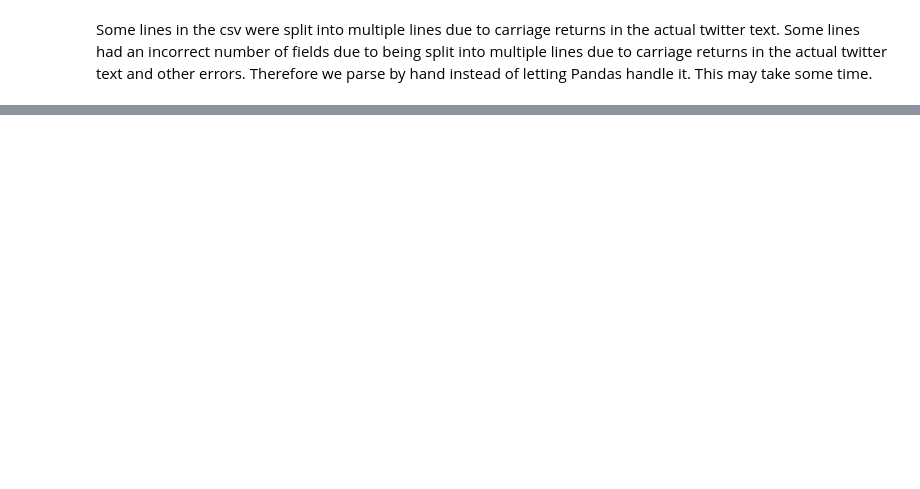
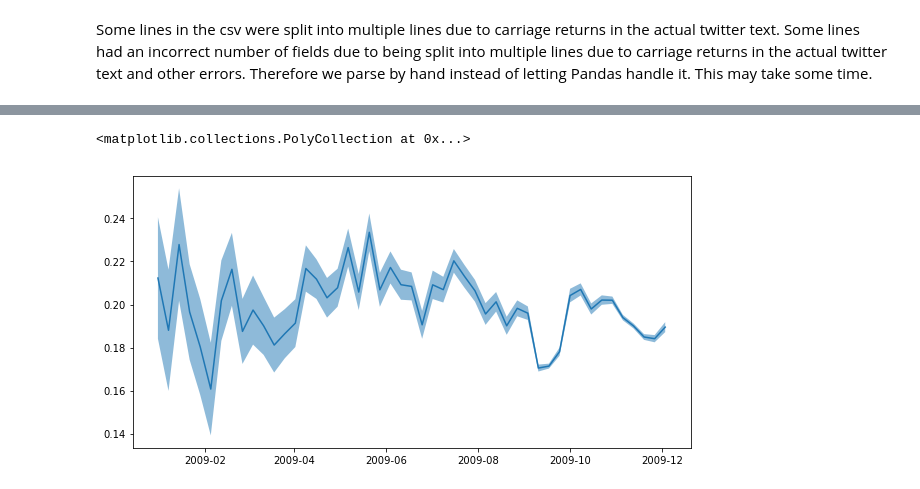
Before and after one commit to Hudsonnc/siooscillate-twitter, a Jupyter notebook: Big Twitter Preprocessing.ipynb, the cells around one changed output, grey strips where cells are left out. Saved outputs shown, nothing was run; the diff lists cells and outputs as text; code cells hidden in the pictures; blank space fills up the shorter version.

```diff
--- a/Big Twitter Preprocessing.ipynb
+++ b/Big Twitter Preprocessing.ipynb
@@ -91,0 +106,20 @@ combined.to_csv('raw data/Twitter_big/training_set_tweets_processed.csv')
+# %%
+what = 'compound'
+scale = '7D'
+
+mean = combined[what]['2009'].resample(scale).apply(np.mean)
+var = combined[what]['2009'].resample(scale).apply(np.var)
+n = combined[what]['2009'].resample(scale).apply(len)
+sigmn = np.sqrt(var) / np.sqrt(n)
+# %%
+alpha = .05
+q = stats.t.ppf(1-alpha/2, n-1)
+upper = mean + q * sigmn
+lower = mean - q * sigmn
+# %%
+fig, ax = plt.subplots(figsize=(10, 5))
+ax.plot(mean)
+ax.fill_between(mean.index, upper, lower, alpha = .5)
+# %% [output]
+<matplotlib.collections.PolyCollection at 0x...>
+[figure, added]
```
Also changed, not shown: parts of 7 cells of this notebook, 2 other files.
